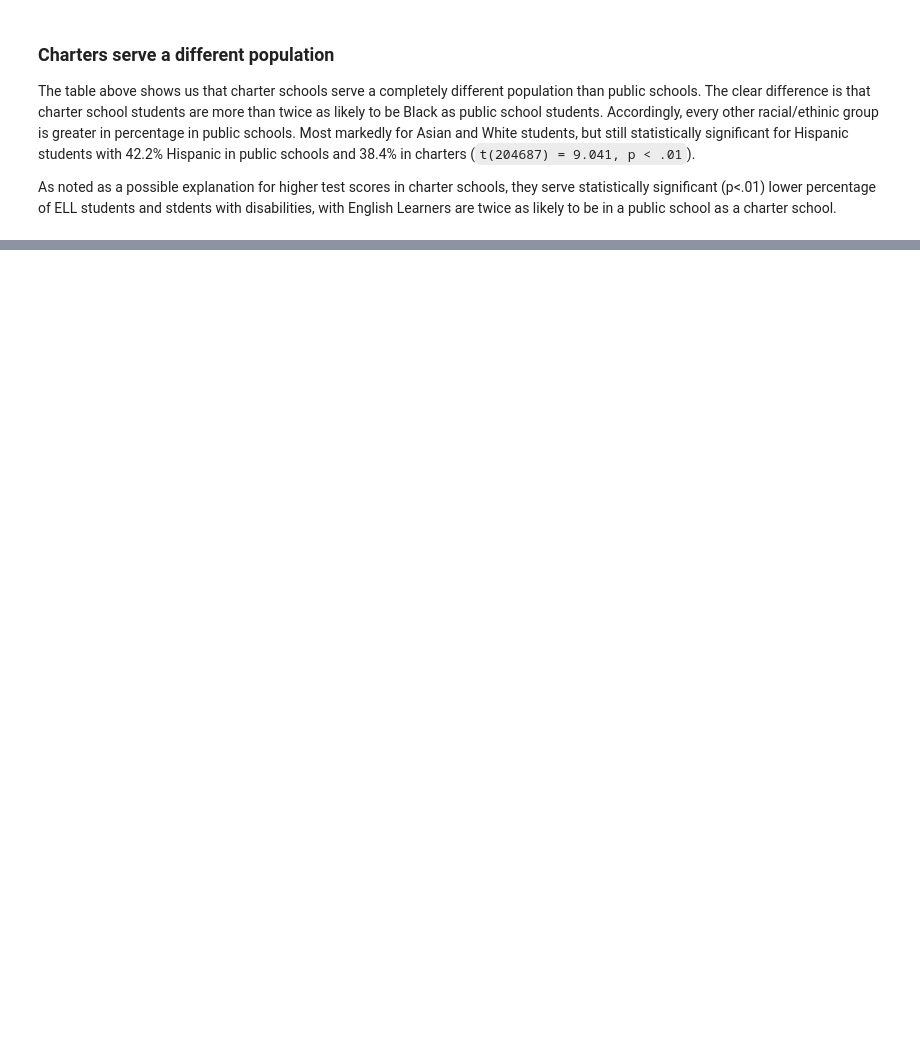
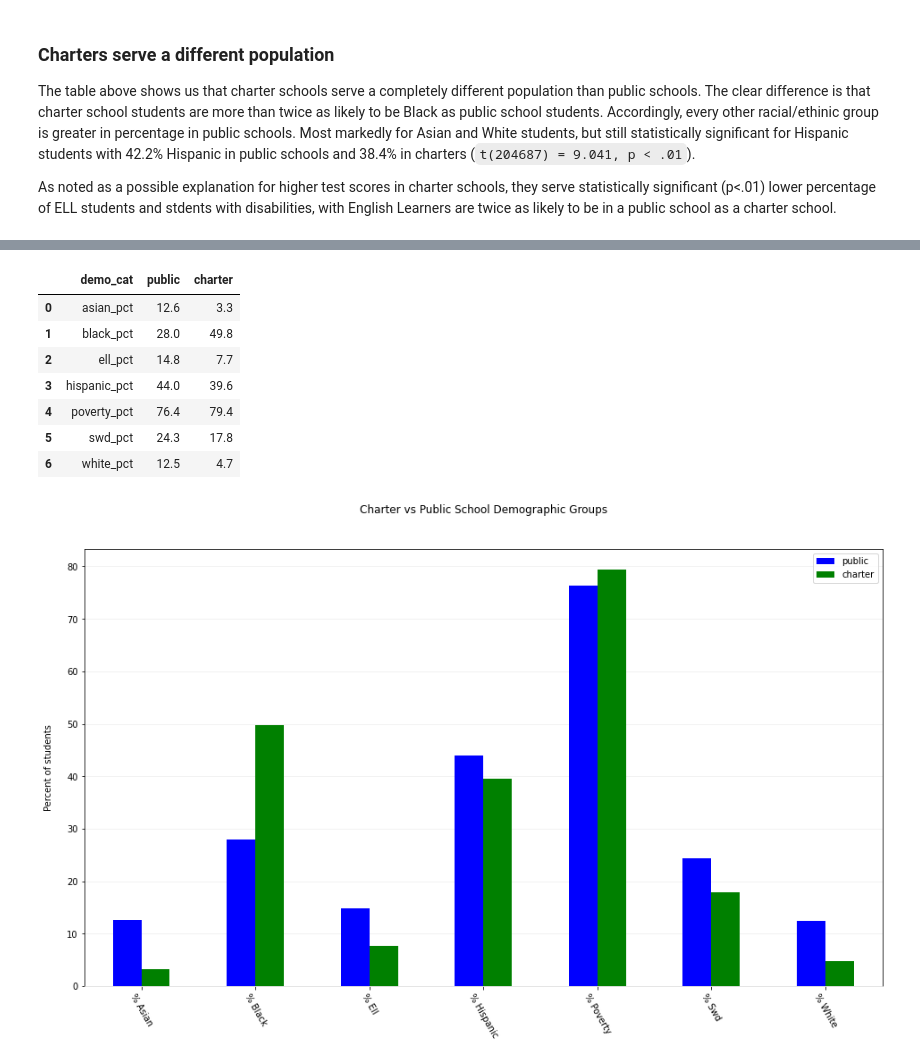
Before and after one commit to adelphi-ed-tech/nycschools, a Jupyter notebook: nb/charter-vs-community.ipynb, the cells around one changed output, grey strips where cells are left out. Saved outputs shown, nothing was run; the diff lists cells and outputs as text; code cells hidden in the pictures; blank space fills up the shorter version.

```diff
--- a/nb/charter-vs-community.ipynb
+++ b/nb/charter-vs-community.ipynb
@@ -201 +219,48 @@ as likely to be in a public school as a charter school.
+# %%
+# problem is, we can't see side-by-side for charter vs public
+# let's melt the data to make it easier
+# pandas makes the group clusters based on rows with the values coming from the columns
+
+# melt the public data into a new df and then group it to get the means in each category
+pub = pd.melt(chart.query("school_type == 'public'"), id_vars=["dbn", "school_type"], value_vars=factors, var_name="demo_cat", value_name="public")
+pub = pub[["demo_cat", "public"]].groupby("demo_cat").agg("mean")
+
+# do the same for the charter data
+charter = pd.melt(chart.query("school_type == 'charter'"), id_vars=["dbn", "school_type"], value_vars=factors, var_name="demo_cat", value_name="charter")
+charter = charter[["demo_cat", "charter"]].groupby("demo_cat").agg("mean")
+
+# join them back into a single dataframe for our chart
+data = pub.join(charter, how="inner", on="demo_cat")
+data = data.reset_index()
+# make the percents 0-100 rather than 0-1
+data.public = data.public.apply(lambda x: round(x*100, 1))
+data.charter = data.charter.apply(lambda x: round(x*100, 1))
+
+# plot the chart and get the axis so we can set titles and stuff
+ax = data.plot.bar(figsize=(16,9), color=["blue", "green"])
+
+# we could set these by hand if we wanted to
+titles = [f"% {x.split('_')[0].title()}" for x in data.demo_cat]
+ax.set_xticklabels(titles)
+
+ax.set_ylabel("Percent of students", labelpad=15)
+ax.set_title("Charter vs Public School Demographic Groups", pad=40)
+ax.spines['bottom'].set_color('#DDDDDD')
+ax.set_axisbelow(True)
+ax.yaxis.grid(True, color='#efefef')
+sns.set_context('talk')
+plt.xticks(rotation=-60)
+pass
+
+data
+# %% [output]
+|  | demo_cat | public | charter |
+| 0 | asian_pct | 12.6 | 3.3 |
+| 1 | black_pct | 28.0 | 49.8 |
+| 2 | ell_pct | 14.8 | 7.7 |
+| 3 | hispanic_pct | 44.0 | 39.6 |
+| 4 | poverty_pct | 76.4 | 79.4 |
+| 5 | swd_pct | 24.3 | 17.8 |
+| 6 | white_pct | 12.5 | 4.7 |
+[figure, added]
 # %%
```
Also changed, not shown: parts of 9 cells of this notebook, 5 other files.
